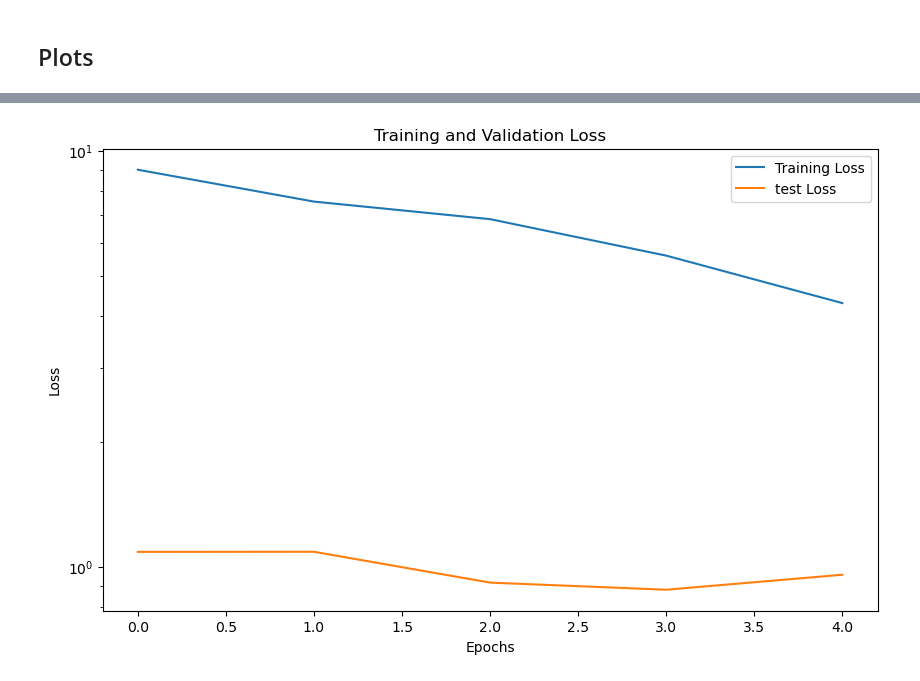
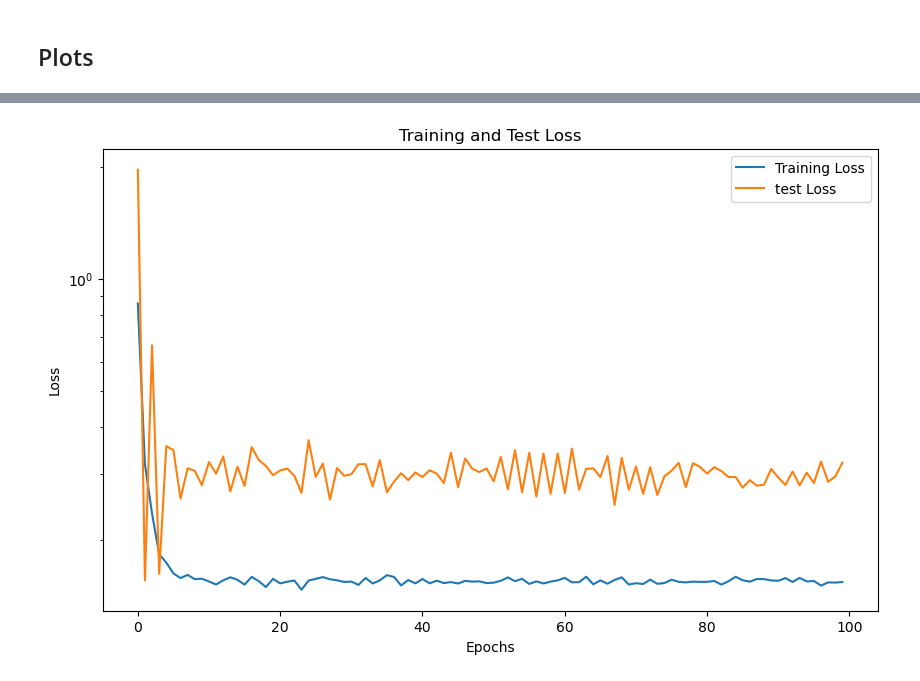
Before and after one commit to radhikrammohan/1D_HT_Pinn, a Jupyter notebook: Data-prep/PINN/MushyZone-PINN/Pinn-Mush/Non-Spartan/all_data/Scaled/Pinn-PD+IC1.ipynb, the cells around one changed output, grey strips where cells are left out. Cells and saved outputs as stored; diff of their text form; code cells hidden in the pictures.

```diff
--- a/Data-prep/PINN/MushyZone-PINN/Pinn-Mush/Non-Spartan/all_data/Scaled/Pinn-PD+IC1.ipynb
+++ b/Data-prep/PINN/MushyZone-PINN/Pinn-Mush/Non-Spartan/all_data/Scaled/Pinn-PD+IC1.ipynb
@@ -308,8 +322,8 @@ time = np.linspace(0, time_end, num_steps+1) # Time points
 
 space, time = np.meshgrid(space, time)
 
-scaler1 = StandardScaler()
-scaler2 = StandardScaler()
+scaler1 = MinMaxScaler(feature_range=(0,1))
+scaler2 = MinMaxScaler(feature_range=(0,1))
 
 space = scaler1.fit_transform(space.reshape(-1,1)) # Normalize spatial points
 time = scaler2.fit_transform(time.reshape(-1,1)) # Normalize time points
@@ -511,14 +529,14 @@ class Mushydata(nn.Module):
 ### Hyperparamters Init
 # %%
 # Hyperparameters
-hidden_size = 20
-learning_rate = 0.01
-epochs = 5
+hidden_size = 40
+learning_rate = 0.006
+epochs = 100
 # alpha = 0.01  # Adjust this value based on your problem
 # boundary_value = 313.0
 # initial_value = init_temp
 # Initialize the model
-model = Mushydata(input_size=2, hidden_size=hidden_size,output_size=1,hidden_layers=2,hidden_layers_2=2).to(device)
+model = Mushydata(input_size=2, hidden_size=hidden_size,output_size=1,hidden_layers=4,hidden_layers_2=4).to(device)
 lambd = 0.1
 
 # Optimizer
@@ -560,6 +578,7 @@ def training_loop(epochs, model, loss_fn_data, optimizer, train_dataloader,train
         for (batch,batch_pde,batch_init,batch_left,batch_right) in \
              zip (train_dataloader,train_loader_pde,train_loader_init,train_loader_bc_l,\
                   train_loader_bc_r):                                                          # Loop through the training dataloader
+
             inputs, temp_inp= batch                                                             # Get the inputs and the true values
             inputs_pde, temp_inp_pde= batch_pde                                                             # Get the inputs and the true values
             inputs_init, temp_inp_init= batch_init                                                             # Get the inputs and the true values
@@ -568,21 +587,18 @@ def training_loop(epochs, model, loss_fn_data, optimizer, train_dataloader,train
 
             inputs, temp_inp= inputs.to(device), temp_inp.to(device)                             # Move the inputs and true values to the GPU
             inputs_pde, temp_inp_pde= inputs_pde.to(device), temp_inp_pde.to(device)                             # Move the inputs and true values to the GPU
+
             inputs_init, temp_inp_init= inputs_init.to(device), temp_inp_init.to(device)                             # Move the initial condition inputs and temperature to the GPU
+
             inputs_left, temp_inp_left= inputs_left.to(device), temp_inp_left.to(device)                             # Move the left boundary condition inputs and temperature values to the GPU
             inputs_right, temp_inp_right= inputs_right.to(device), temp_inp_right.to(device)                             # Move the right boundary condition inputs and temperature values to the GPU
 
-            # print(inputs[:5,:],temp_inp[:5,:])
-            # print(inputs_pde[:5,:],temp_inp_pde[:5,:])
-            # print(inputs_init[:5,:],temp_inp_init[:5,:])
-            # print(inputs_left[:5],temp_inp_left[:5])
-            # print(inputs_right[:5],temp_inp_right[:5])
 
             optimizer.zero_grad()                                                                    # Zero the gradients
 
             # Forward pass
             u_pred = model(inputs[:,0].unsqueeze(1), inputs[:,1].unsqueeze(1)).to(device)                       # Get the predictions
-                                  # Get the predictions
+
 
             u_initl = model(inputs_init[:,0].unsqueeze(1), inputs_init[:,1].unsqueeze(1)).to(device)                       # Get the predictions
 
@@ -593,23 +609,20 @@ def training_loop(epochs, model, loss_fn_data, optimizer, train_dataloader,train
             data_loss = loss_fn_data(u_pred, temp_inp)                                              # Calculate the data loss
 
             phy_loss = pde_loss(model,inputs_pde[:,0].unsqueeze(1),inputs_pde[:,1].unsqueeze(1),T_St,T_Lt)             # Calculate the PDE loss
-            # pd_loss = 0
+
 
             init_loss = ic_loss(u_initl,temp_init_t)
                                                              # Calculate initial condition loss
-            # initc_loss =0                                                      # Calculate initial condition loss
 
-            # bc_loss_left = boundary_loss(model,inputs_b_l[:,0].unsqueeze(1),inputs_b_l[:,1].unsqueeze(1),t_surr) # Calculate the left boundary condition loss
-            # bc_loss_right = boundary_loss(model,inputs_b_r[:,0].unsqueeze(1),inputs_b_r[:,1].unsqueeze(1),t_surr) # Calculate the right boundary condition loss
-            # bc_loss = bc_loss_left + bc_loss_right
-            bc_loss = 0
-            # l1_regularization_loss = l1_regularization(model, lambda_l1)                      # Calculate the L1 regularization loss
-            # loss = data_loss  + pd_loss + initc_loss + bc_loss                                              # Calculate the total loss
+            bc_loss_left = boundary_loss(model,inputs_b_l[:,0].unsqueeze(1),inputs_b_l[:,1].unsqueeze(1),t_surrt) # Calculate the left boundary condition loss
+            bc_loss_right = boundary_loss(model,inputs_b_r[:,0].unsqueeze(1),inputs_b_r[:,1].unsqueeze(1),t_surrt) # Calculate the right boundary condition loss
+            bc_loss = bc_loss_left + bc_loss_right
+            # bc_loss = 0
             w0 = 1
             w1 = 1
             w2 = 1
             w3 = 0
-            loss = w0 * data_loss + w1 * phy_loss + w2 * init_loss + w3 * bc_loss
+            loss = w0*data_loss + w1 *phy_loss + w2 * init_loss + w3 * bc_loss
             # print(loss)
                                                                          # Calculate the total loss
             # Backpropagation
@@ -625,7 +638,10 @@ def training_loop(epochs, model, loss_fn_data, optimizer, train_dataloader,train
             init_loss += init_loss.item()
             # bc_losses.append(bc_loss.item())
 
+        # graph = make_dot(loss, params=dict(model.named_parameters()))
+        # graph.format = 'png'
 
+        # graph.render('graph')
 
 
         train_losses.append(train_loss /len(train_dataloader))                                                   # Append the training loss to the list of training losses
@@ -633,8 +649,7 @@ def training_loop(epochs, model, loss_fn_data, optimizer, train_dataloader,train
         data_losses.append(data_loss /len(train_dataloader))                                                   # Append the training loss to the list of training losses
         pde_losses.append(phy_loss /len(train_loader_pde))                                                   # Append the training loss to the list of training losses
         ic_losses.append(init_loss /len(train_loader_init))                                                   # Append the training loss to the list of training losses
-        # if epoch % 10 == 0:
-        #     print(f"Epoch {epoch}, Training-Loss {train_loss:.4e}")
+
 
         model.eval()
         test_loss = 0
@@ -733,15 +748,15 @@ plt.show()
 # %%
 plt.figure(figsize=(10, 6))
 plt.plot(train_losses, label='Training Loss')
 plt.plot(test_losses, label='test Loss')
 plt.xlabel('Epochs')
 plt.ylabel('Loss')
 plt.yscale('log')
-plt.title('Training and Validation Loss')
+plt.title('Training and Test Loss')
 plt.legend()
 plt.show()
 # %% [output]
-[figure, old version]
+[figure, new version]
 # %%
 data_losses = [data_losses.cpu().detach().numpy() for data_losses in data_losses]
 pde_losses = [pde_losses.cpu().detach().numpy() for pde_losses in pde_losses]
```
Also changed, not shown: parts of 11 cells of this notebook, 3 other files.
